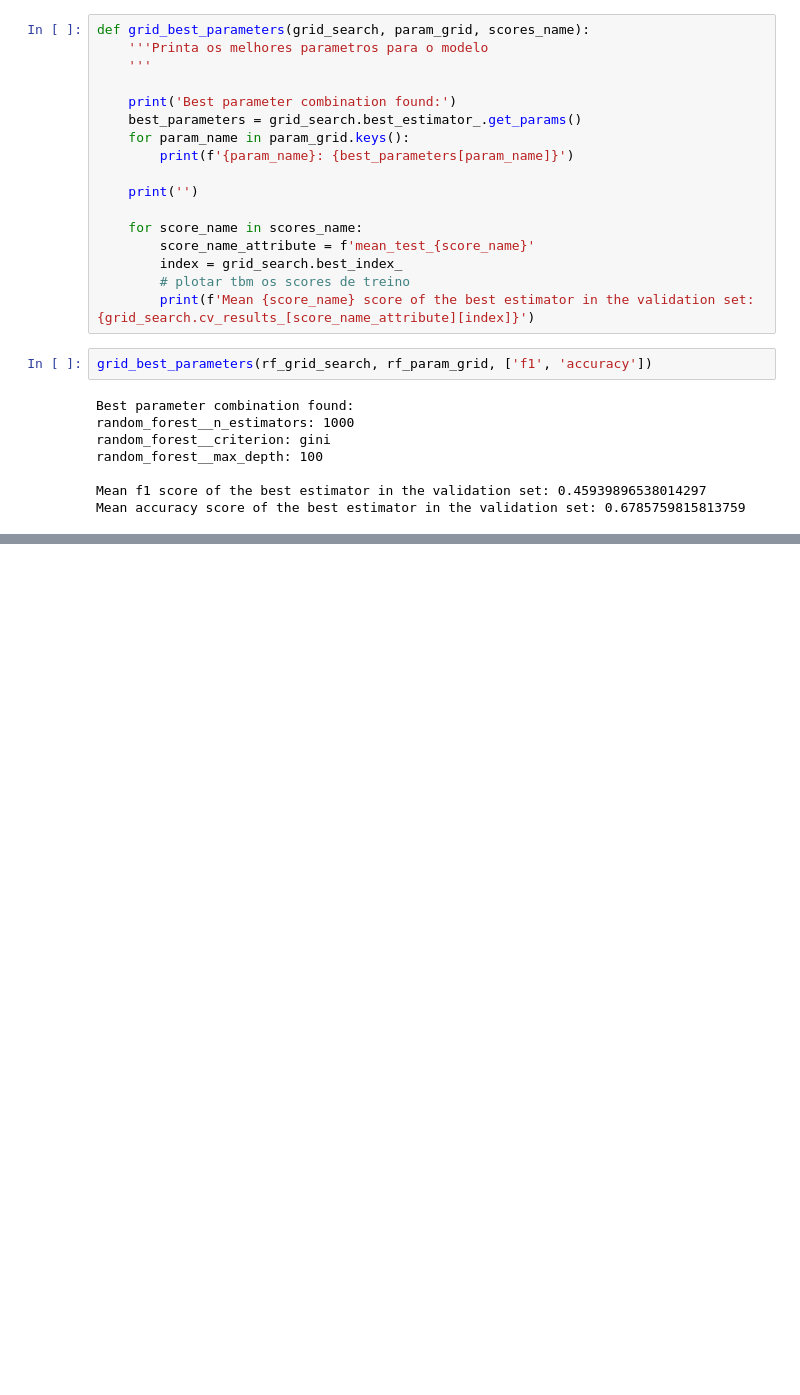
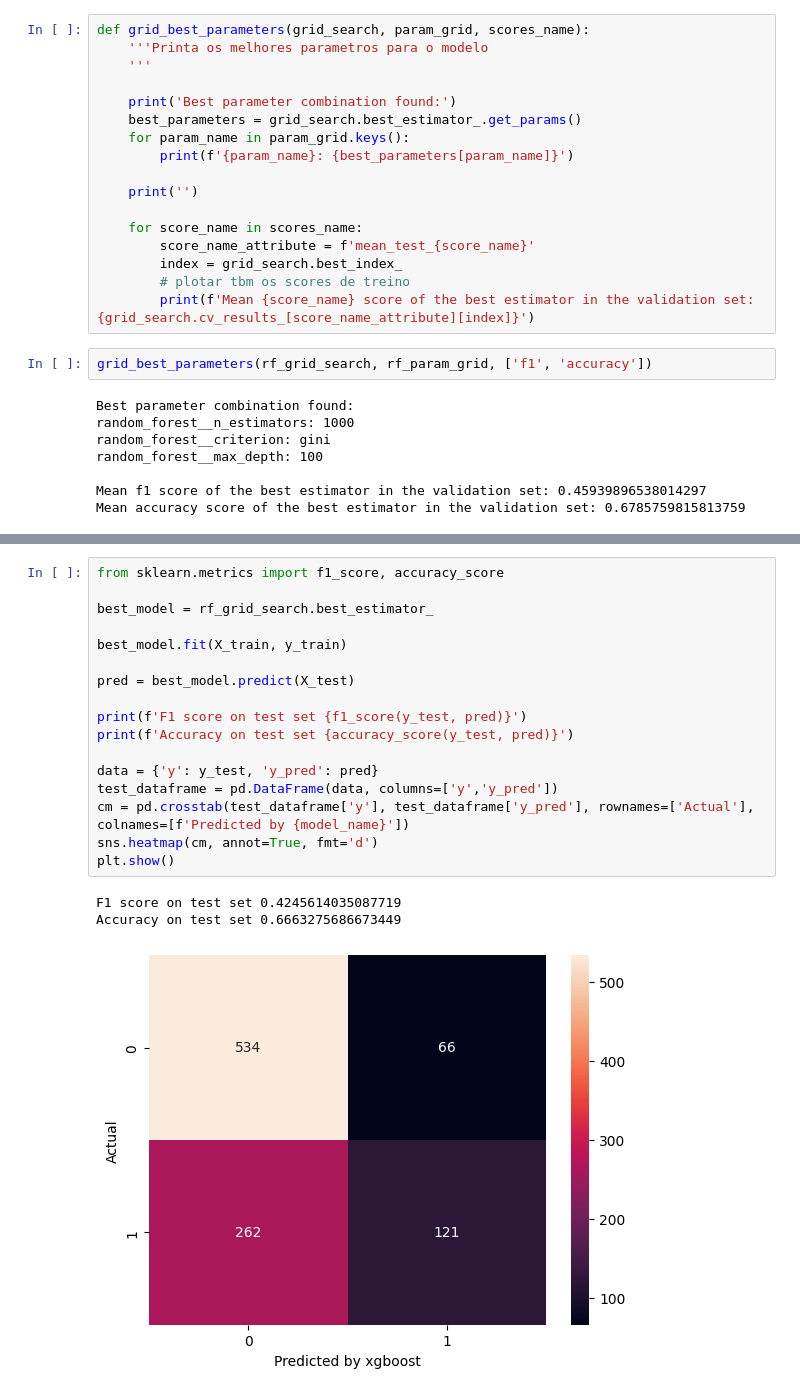
Before and after one commit to vkenji03/mc906, a Jupyter notebook: main.ipynb, the cells around one changed output, grey strips where cells are left out. Drawn from its saved outputs; the diff is of its cells as text; blank space fills up the shorter version.

```diff
--- a/main.ipynb
+++ b/main.ipynb
@@ -308,0 +310,21 @@ for ax in ax_acc:
+# %%
+from sklearn.metrics import f1_score, accuracy_score
+
+best_model = rf_grid_search.best_estimator_
+
+best_model.fit(X_train, y_train)
+
+pred = best_model.predict(X_test)
+
+print(f'F1 score on test set {f1_score(y_test, pred)}')
+print(f'Accuracy on test set {accuracy_score(y_test, pred)}')
+
+data = {'y': y_test, 'y_pred': pred}
+test_dataframe = pd.DataFrame(data, columns=['y','y_pred'])
+cm = pd.crosstab(test_dataframe['y'], test_dataframe['y_pred'], rownames=['Actual'], colnames=[f'Predicted by {model_name}'])
+sns.heatmap(cm, annot=True, fmt='d')
+plt.show()
+# %% [output]
+F1 score on test set 0.4245614035087719
+Accuracy on test set 0.6663275686673449
+[figure, added]
```
Also changed, not shown: parts of 6 cells of this notebook, 1 other file.
